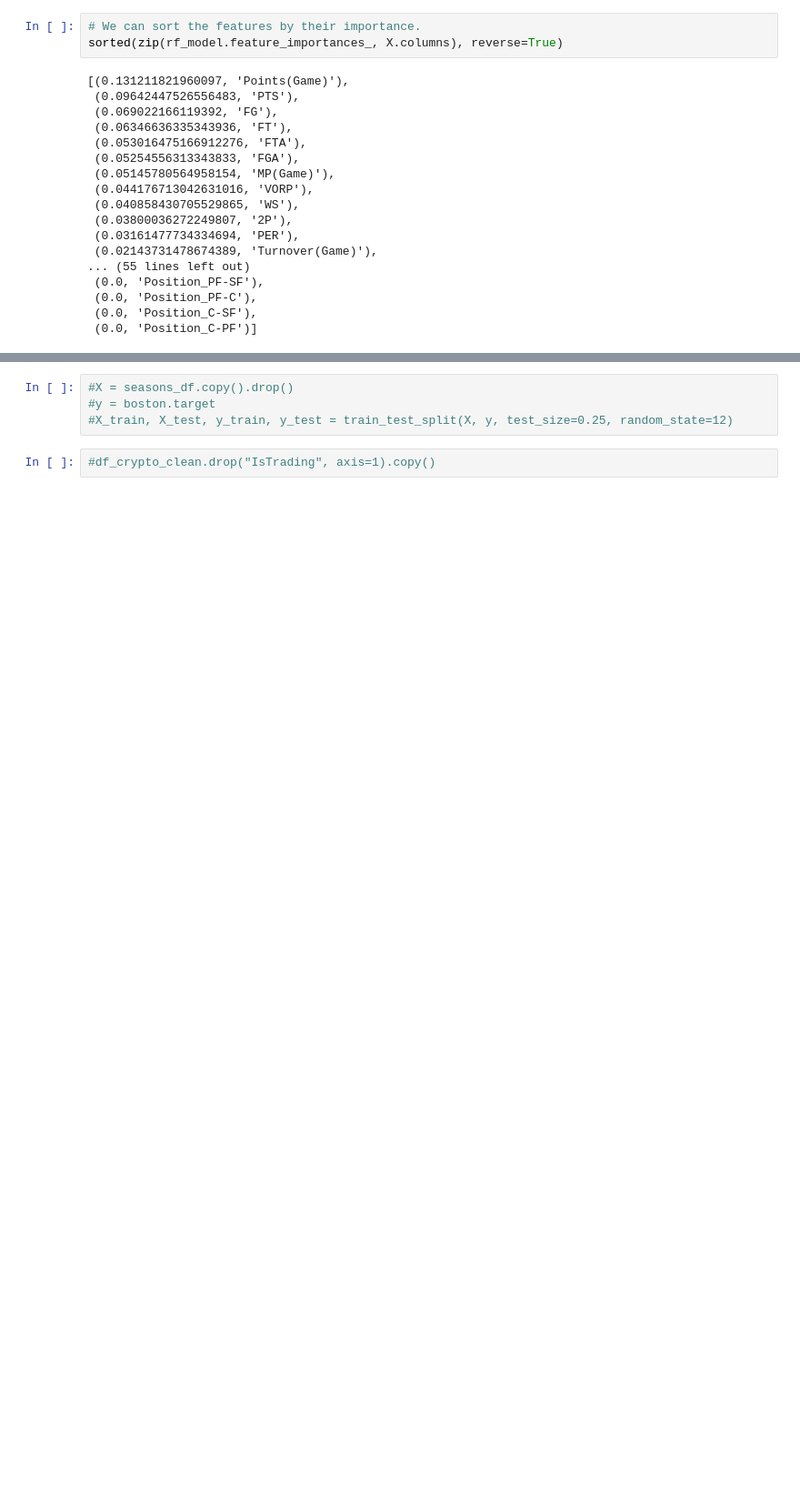
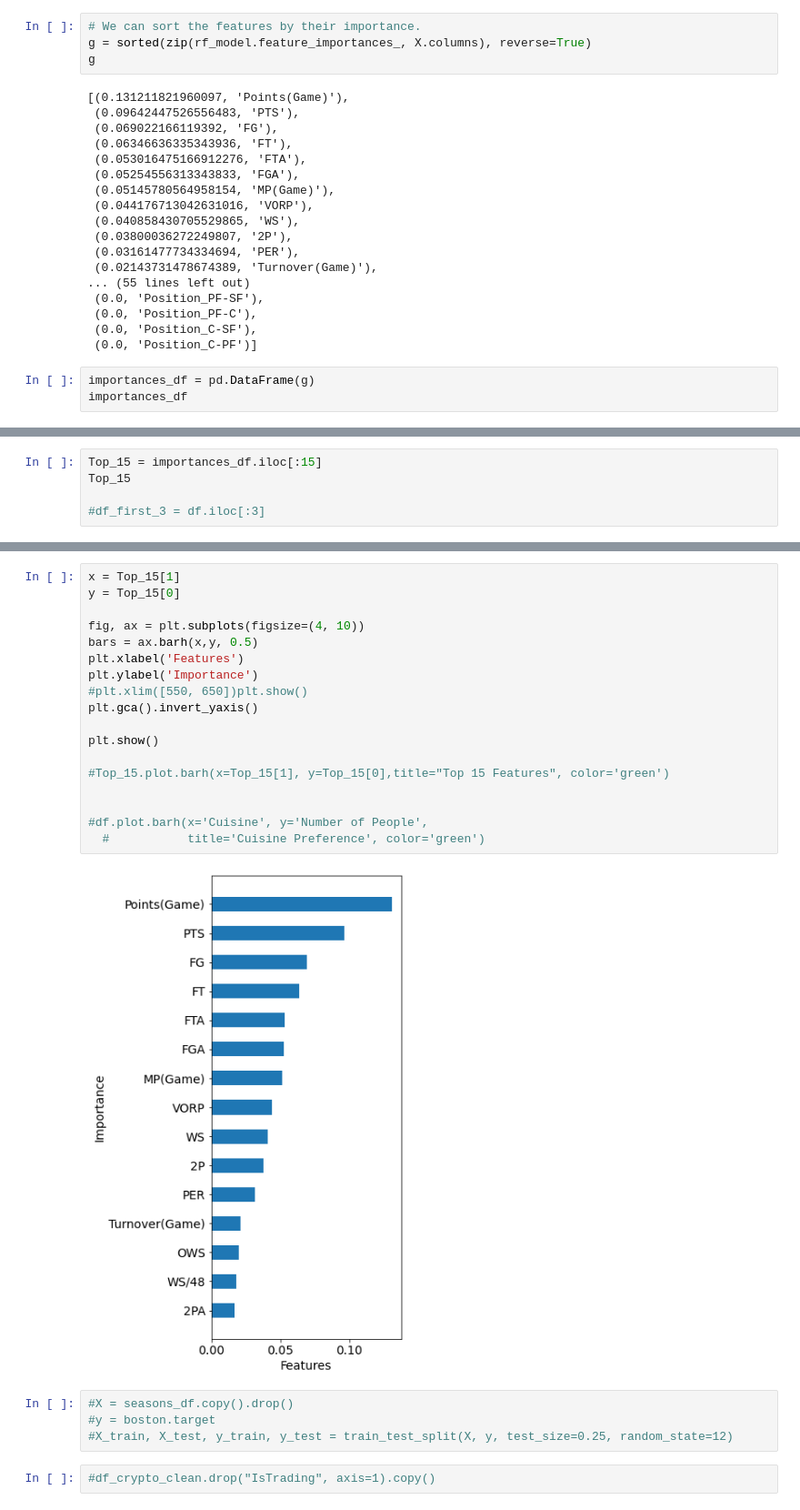
Before and after one commit to Reed-Daniel/20_Group_4_Final_Project, a Jupyter notebook: Features_Ranking_RandFrrst_UnderSample.ipynb, the cells around one changed output, grey strips where cells are left out. Shown at 91% size. Cells and saved outputs as stored; diff of their text form; blank space fills up the shorter version.

Commit message:
Add files via upload
Added horizontal bar chart at the end for features ranking.

```diff
--- a/Features_Ranking_RandFrrst_UnderSample.ipynb
+++ b/Features_Ranking_RandFrrst_UnderSample.ipynb
@@ -305,7 +305,8 @@ array([7.20709518e-03, 3.88648028e-03, 1.57537409e-02, 1.13023723e-02,
        0.00000000e+00, 7.66449012e-05, 0.00000000e+00])
 # %%
 # We can sort the features by their importance.
-sorted(zip(rf_model.feature_importances_, X.columns), reverse=True)
+g = sorted(zip(rf_model.feature_importances_, X.columns), reverse=True)
+g
 # %% [output]
 [(0.131211821960097, 'Points(Game)'),
  (0.09642447526556483, 'PTS'),
@@ -324,3 +325,6 @@ sorted(zip(rf_model.feature_importances_, X.columns), reverse=True)
  (0.0, 'Position_PF-C'),
  (0.0, 'Position_C-SF'),
  (0.0, 'Position_C-PF')]
+# %%
+importances_df = pd.DataFrame(g)
+importances_df
@@ -326,0 +345,5 @@ sorted(zip(rf_model.feature_importances_, X.columns), reverse=True)
+# %%
+Top_15 = importances_df.iloc[:15]
+Top_15
+
+#df_first_3 = df.iloc[:3]
@@ -327,3 +367,23 @@ sorted(zip(rf_model.feature_importances_, X.columns), reverse=True)
+# %%
+x = Top_15[1]
+y = Top_15[0]
+
+fig, ax = plt.subplots(figsize=(4, 10))
+bars = ax.barh(x,y, 0.5)
+plt.xlabel('Features')
+plt.ylabel('Importance')
+#plt.xlim([550, 650])plt.show()
+plt.gca().invert_yaxis()
+
+plt.show()
+
+#Top_15.plot.barh(x=Top_15[1], y=Top_15[0],title="Top 15 Features", color='green')
+
+
+#df.plot.barh(x='Cuisine', y='Number of People',
+  #           title='Cuisine Preference', color='green')
+# %% [output]
+[figure, added]
 # %%
 #X = seasons_df.copy().drop()
 #y = boston.target
```
Also changed, not shown: parts of 2 cells of this notebook.
